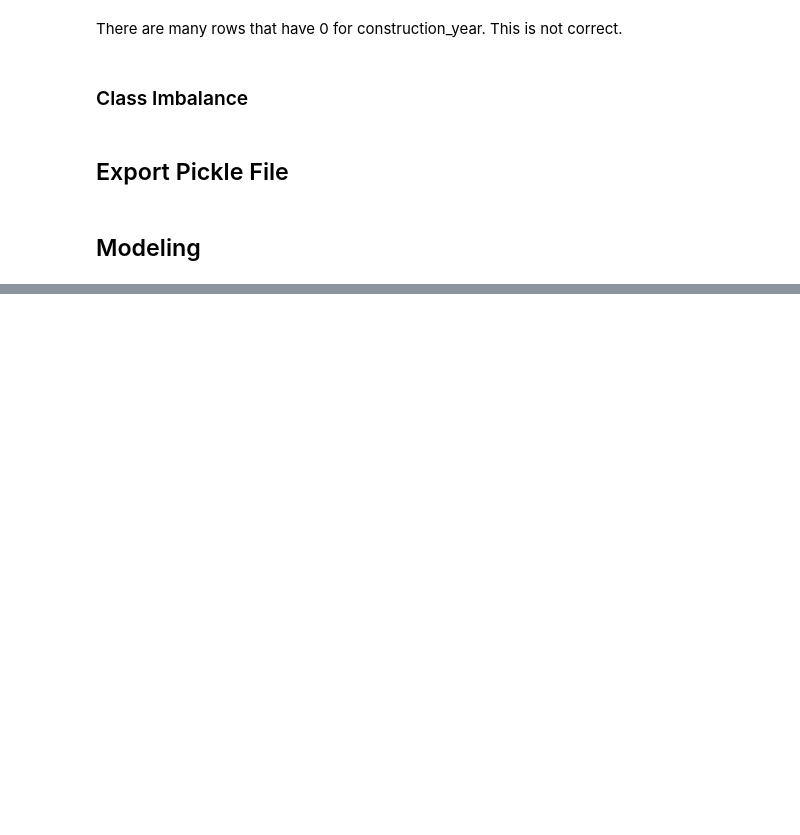
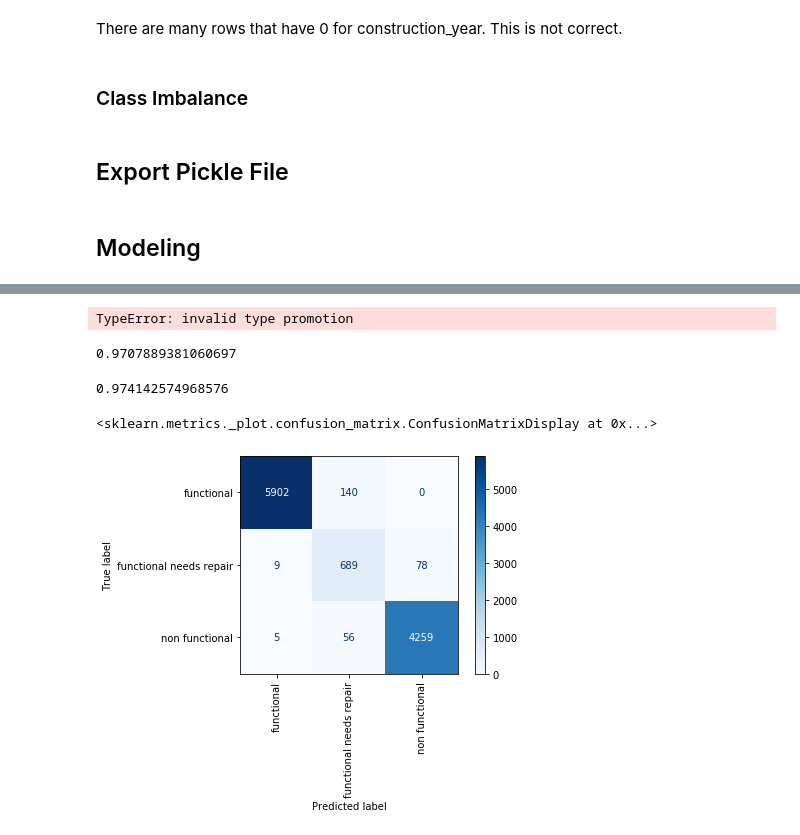
Before and after one commit to RavenNHW/Mod_3_Project, a Jupyter notebook: Preprocessing.ipynb, the cells around one changed output, grey strips where cells are left out. Cells and saved outputs as stored; diff of their text form; code cells hidden in the pictures; blank space fills up the shorter version.

```diff
--- a/Preprocessing.ipynb
+++ b/Preprocessing.ipynb
@@ -393,0 +452,19 @@ X_train
+# %%
+NB = GaussianNB()
+# %%
+NB.fit(X_train, y_train)
+# %% [output]
+TypeError: invalid type promotion
+# %%
+NB.score(X_train, y_train)
+# %% [output]
+0.9707889381060697
+# %%
+NB.score(X_test, y_test)
+# %% [output]
+0.974142574968576
+# %%
+plot_confusion_matrix(NB, X_test, y_test, cmap = "Blues", xticks_rotation  = "vertical")
+# %% [output]
+<sklearn.metrics._plot.confusion_matrix.ConfusionMatrixDisplay at 0x...>
+[figure, added]
```
Also changed, not shown: parts of 12 cells of this notebook.
